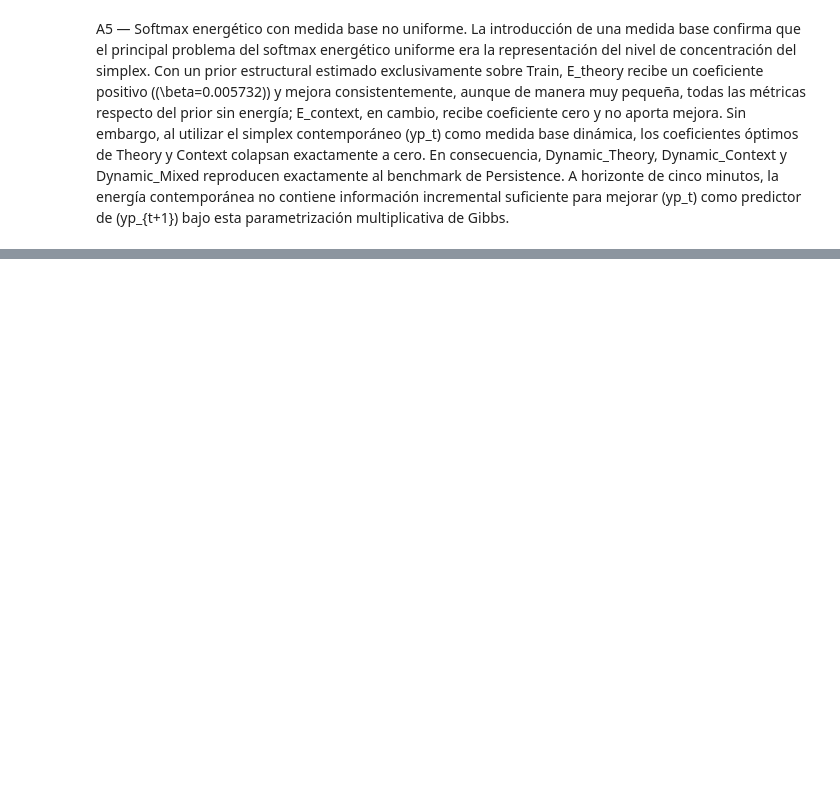
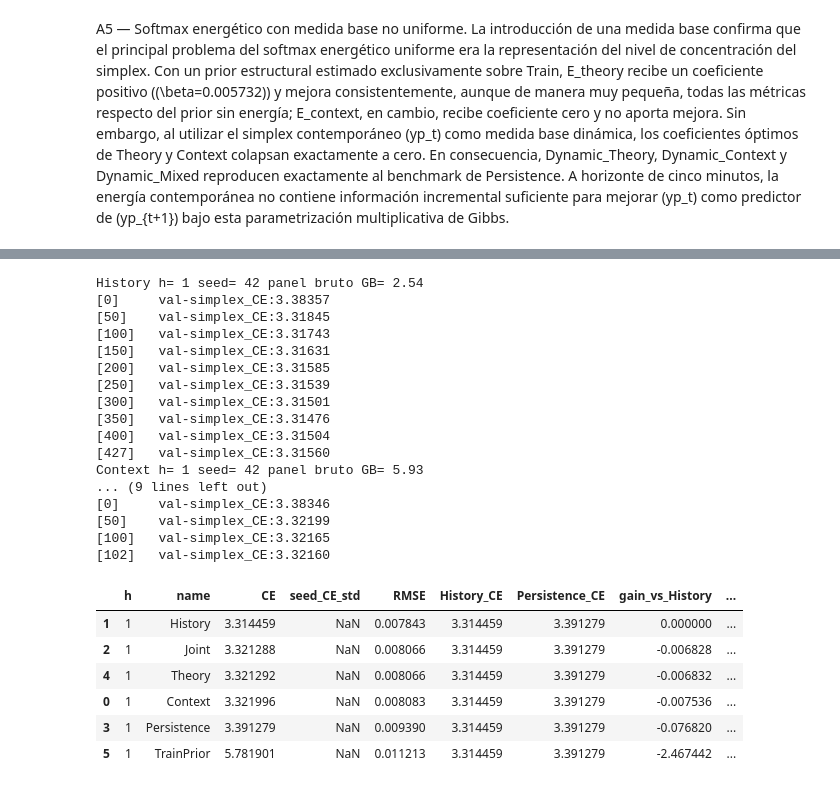
Before and after one commit to Miguithub/NPP_Cripto_5min, a Jupyter notebook: Eth;_Ectx;_Libre_112024_012026.ipynb, the cells around one changed output, grey strips where cells are left out. Saved outputs shown, nothing was run; the diff lists cells and outputs as text; code cells hidden in the pictures; blank space fills up the shorter version.

```diff
--- a/Eth;_Ectx;_Libre_112024_012026.ipynb
+++ b/Eth;_Ectx;_Libre_112024_012026.ipynb
@@ -6033,0 +13318,6 @@ A5 — Softmax energético con medida base no uniforme. La introducción de una
+# %%
+comparisons = [('History', 'History_Common'), ('History_Common', 'Theory'), ('Theory', 'Joint')]
+for baseline, candidate in comparisons:
+    print('B Test:', candidate, 'vs', baseline)
+    display(paired_blocks(result_B['losses'][('test', baseline)],
+                          result_B['losses'][('test', candidate)], block=288))
@@ -6033,0 +13352,9 @@ A5 — Softmax energético con medida base no uniforme. La introducción de una
+# %%
+for target in ('Shannon', 'HHI', 'IRL'):
+    for baseline, candidate in comparisons:
+        print('B2 Test:', target, candidate, 'vs', baseline)
+        try:
+            display(paired_blocks(result_B2['losses'][(target, 'test', baseline)],
+                                  result_B2['losses'][(target, 'test', candidate)], block=288))
+        except ValueError as exc:
+            print('IC NO calculado:', exc)
@@ -6033,0 +14134,53 @@ A5 — Softmax energético con medida base no uniforme. La introducción de una
+# %%
+RUN = {
+    "baselines": True,
+    "blocks": False,
+    "components": False,
+    "structural": False,
+    "horizons": False,
+    "relational": False,
+}
+# Opcional: limitar modelos dentro de una etapa. Se añaden controles apropiados.
+# Ejemplo: ONLY["components"] = ["N6", "Only_NSTAB", "Inputs_without_NSTAB"]
+ONLY = {}
+# %%
+for stage, enabled in RUN.items():
+    if not enabled:
+        continue
+    if stage == "structural":
+        rebuild_context(CACHE, drop=None)
+        requested = ONLY.get(stage)
+        drops = list(N6) if requested is None else [
+            f for f in N6 if "Structure_without_" + f in requested
+        ]
+        for component in drops:
+            rebuild_context(CACHE, drop=component)
+    if stage == "relational":
+        prepare_peer_controls(CACHE)
+    summary = validate_stage(CACHE, RESULTS, stage, only=ONLY.get(stage))
+    display(summary.sort_values(["h", "CE"]))
+# %% [output]
+History h= 1 seed= 42 panel bruto GB= 2.54
+[0]     val-simplex_CE:3.38357
+[50]    val-simplex_CE:3.31845
+[100]   val-simplex_CE:3.31743
+[150]   val-simplex_CE:3.31631
+[200]   val-simplex_CE:3.31585
+[250]   val-simplex_CE:3.31539
+[300]   val-simplex_CE:3.31501
+[350]   val-simplex_CE:3.31476
+[400]   val-simplex_CE:3.31504
+[427]   val-simplex_CE:3.31560
+Context h= 1 seed= 42 panel bruto GB= 5.93
+... (9 lines left out)
+[0]     val-simplex_CE:3.38346
+[50]    val-simplex_CE:3.32199
+[100]   val-simplex_CE:3.32165
+[102]   val-simplex_CE:3.32160
+|  | h | name | CE | seed_CE_std | RMSE | History_CE | Persistence_CE | gain_vs_History | ... |
+| 1 | 1 | History | 3.314459 | NaN | 0.007843 | 3.314459 | 3.391279 | 0.000000 | ... |
+| 2 | 1 | Joint | 3.321288 | NaN | 0.008066 | 3.314459 | 3.391279 | -0.006828 | ... |
+| 4 | 1 | Theory | 3.321292 | NaN | 0.008066 | 3.314459 | 3.391279 | -0.006832 | ... |
+| 0 | 1 | Context | 3.321996 | NaN | 0.008083 | 3.314459 | 3.391279 | -0.007536 | ... |
+| 3 | 1 | Persistence | 3.391279 | NaN | 0.009390 | 3.314459 | 3.391279 | -0.076820 | ... |
+| 5 | 1 | TrainPrior | 5.781901 | NaN | 0.011213 | 3.314459 | 3.391279 | -2.467442 | ... |
```
Also changed, not shown: parts of 52 cells of this notebook.
